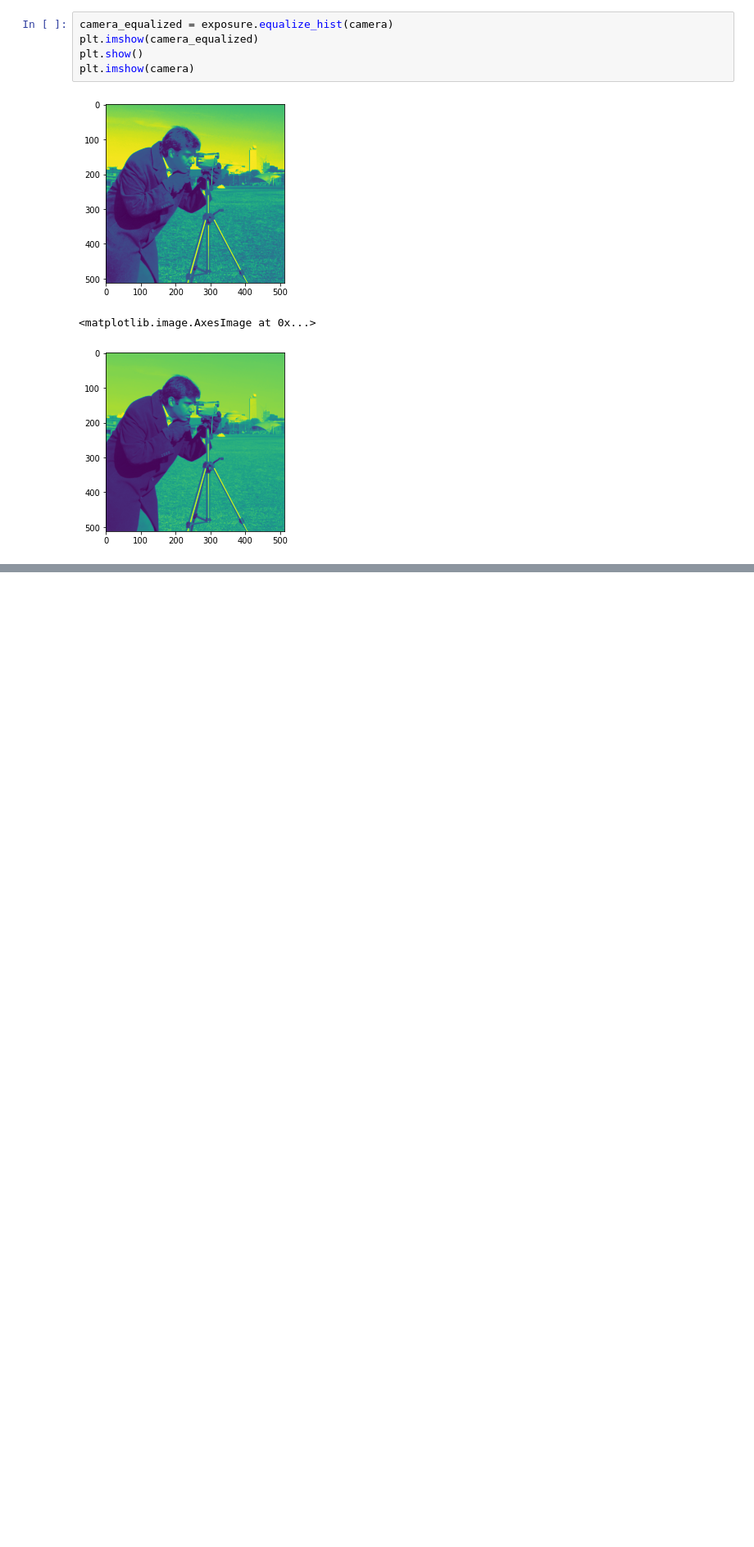
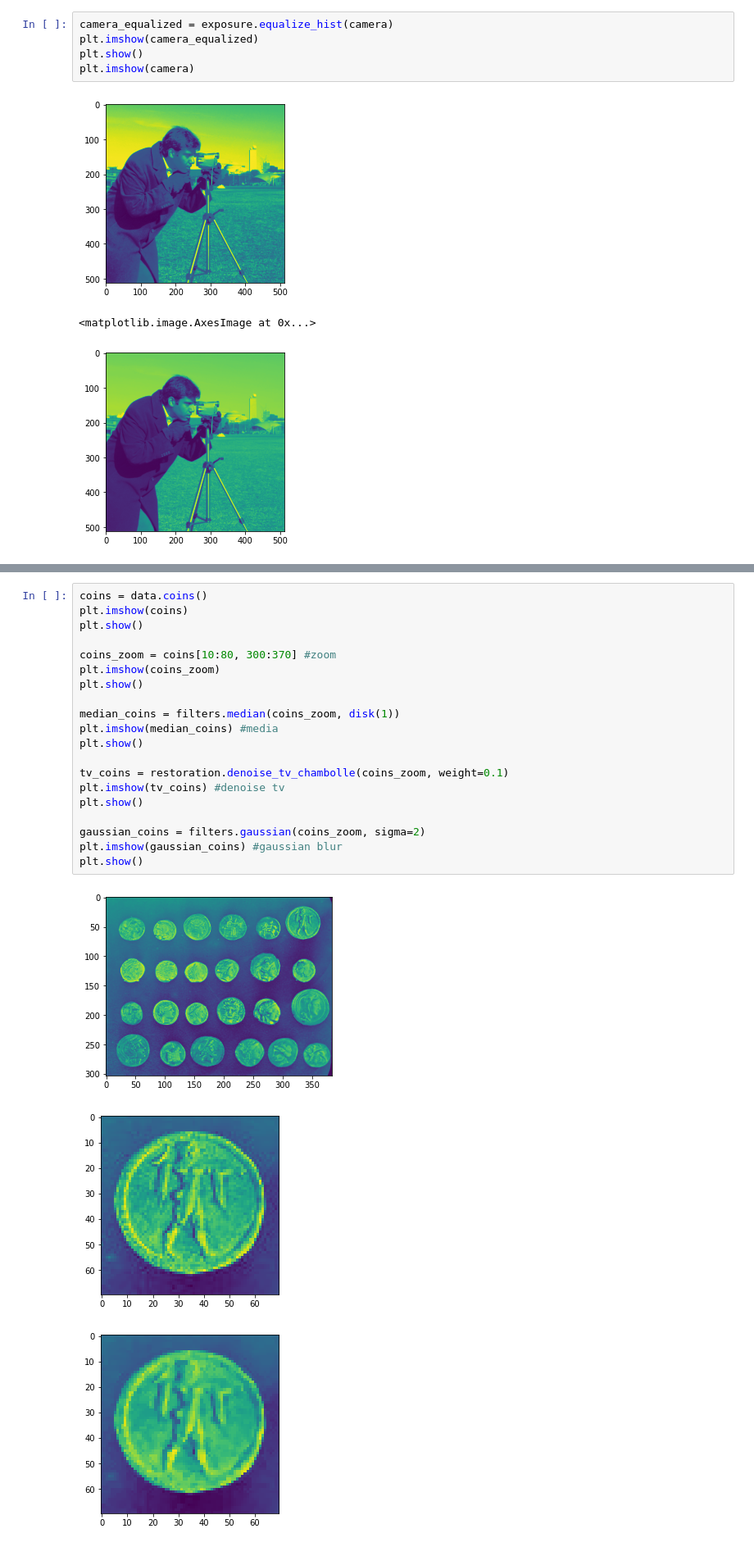
Before and after one commit to GabyCisnerosV/AllTheDogs, a Jupyter notebook: ScikitImageTutorial.ipynb, the cells around one changed output, grey strips where cells are left out. Shown at 82% size. Drawn from its saved outputs; the diff is of its cells as text; blank space fills up the shorter version.

Commit message:
segmentation and filtering methods explored

```diff
--- a/ScikitImageTutorial.ipynb
+++ b/ScikitImageTutorial.ipynb
@@ -155,0 +235,24 @@ plt.imshow(camera)
+# %%
+coins = data.coins()
+plt.imshow(coins)
+plt.show()
+
+coins_zoom = coins[10:80, 300:370] #zoom
+plt.imshow(coins_zoom)
+plt.show()
+
+median_coins = filters.median(coins_zoom, disk(1))
+plt.imshow(median_coins) #media
+plt.show()
+
+tv_coins = restoration.denoise_tv_chambolle(coins_zoom, weight=0.1)
+plt.imshow(tv_coins) #denoise tv
+plt.show()
+
+gaussian_coins = filters.gaussian(coins_zoom, sigma=2)
+plt.imshow(gaussian_coins) #gaussian blur
+plt.show()
+# %% [output]
+[figure, added]
+[figure, added]
+[figure, added]
```
Also changed, not shown: parts of 28 cells of this notebook.
